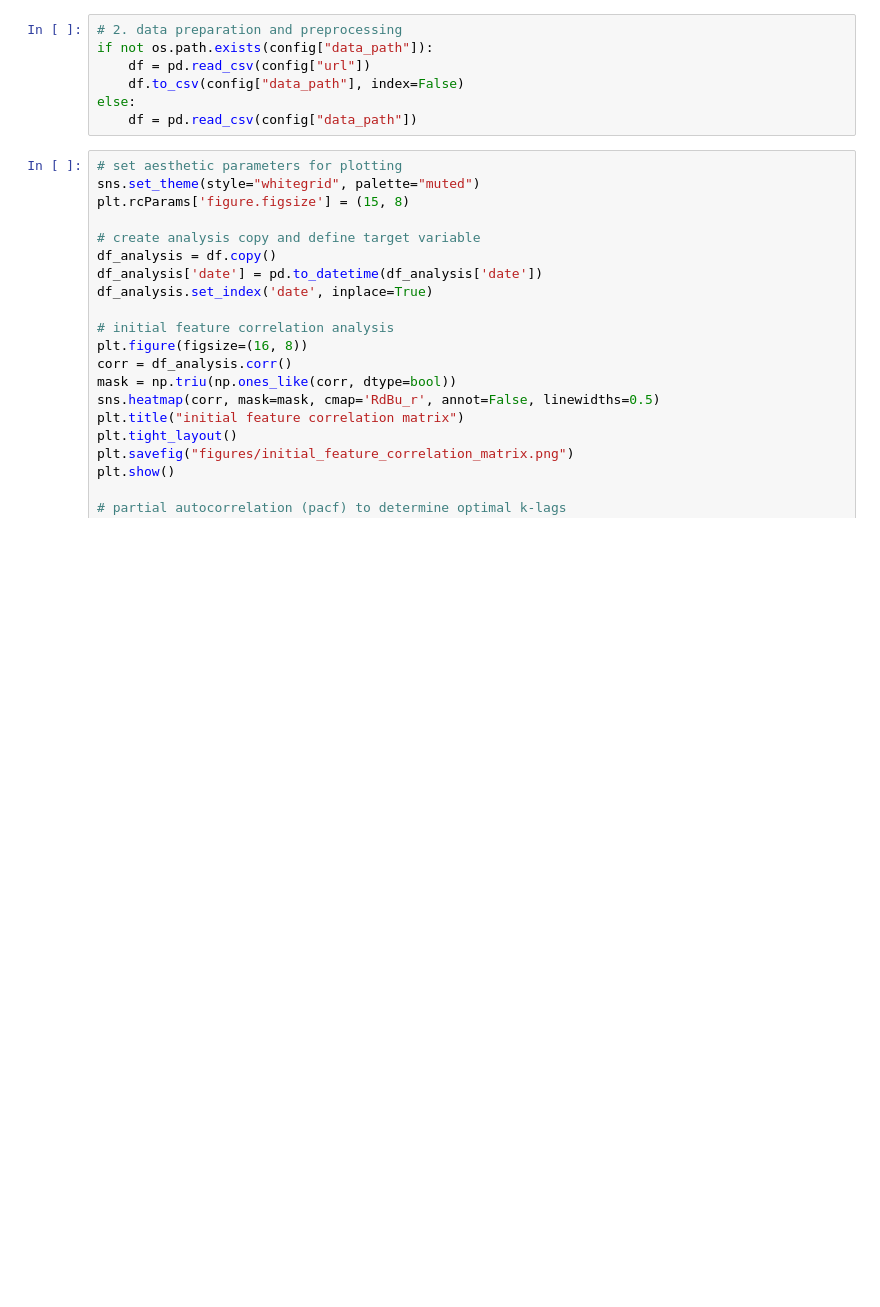
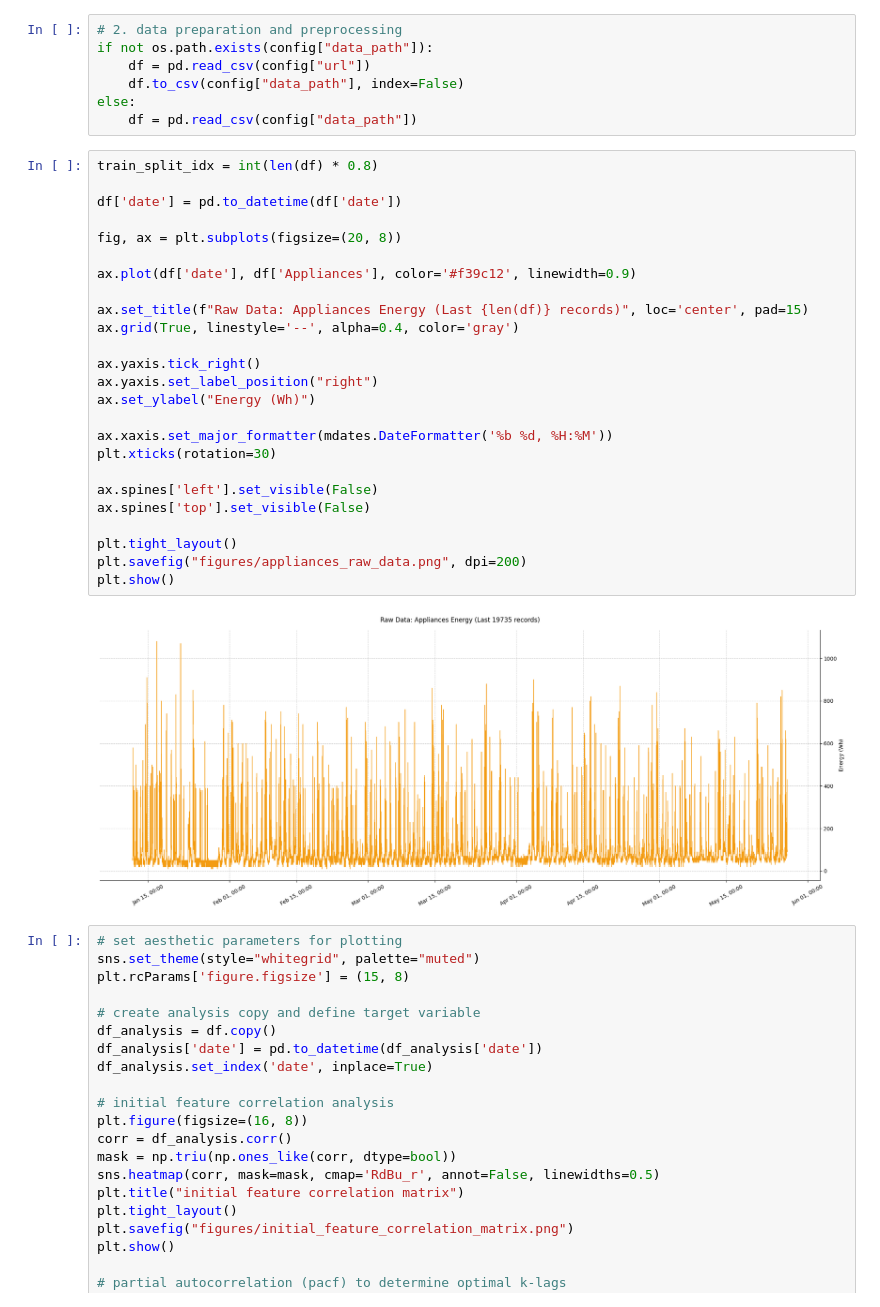
Before and after one commit to phamtrannhatlinh/BTL-DL, a Jupyter notebook: draft.ipynb, the cells around one changed output. Drawn from its saved outputs; the diff is of its cells as text; blank space fills up the shorter version.

Commit message:
update raw appliances chart

```diff
--- a/draft.ipynb
+++ b/draft.ipynb
@@ -42,6 +43,33 @@ if not os.path.exists(config["data_path"]):
     df.to_csv(config["data_path"], index=False)
 else:
     df = pd.read_csv(config["data_path"])
+# %%
+train_split_idx = int(len(df) * 0.8)
+
+df['date'] = pd.to_datetime(df['date'])
+
+fig, ax = plt.subplots(figsize=(20, 8))
+
+ax.plot(df['date'], df['Appliances'], color='#f39c12', linewidth=0.9)
+
+ax.set_title(f"Raw Data: Appliances Energy (Last {len(df)} records)", loc='center', pad=15)
+ax.grid(True, linestyle='--', alpha=0.4, color='gray')
+
+ax.yaxis.tick_right()
+ax.yaxis.set_label_position("right")
+ax.set_ylabel("Energy (Wh)")
+
+ax.xaxis.set_major_formatter(mdates.DateFormatter('%b %d, %H:%M'))
+plt.xticks(rotation=30)
+
+ax.spines['left'].set_visible(False)
+ax.spines['top'].set_visible(False)
+
+plt.tight_layout()
+plt.savefig("figures/appliances_raw_data.png", dpi=200)
+plt.show()
+# %% [output]
+[figure, added]
 # %%
 # set aesthetic parameters for plotting
 sns.set_theme(style="whitegrid", palette="muted")
```
Also changed, not shown: parts of 3 cells of this notebook, 16 other files.
